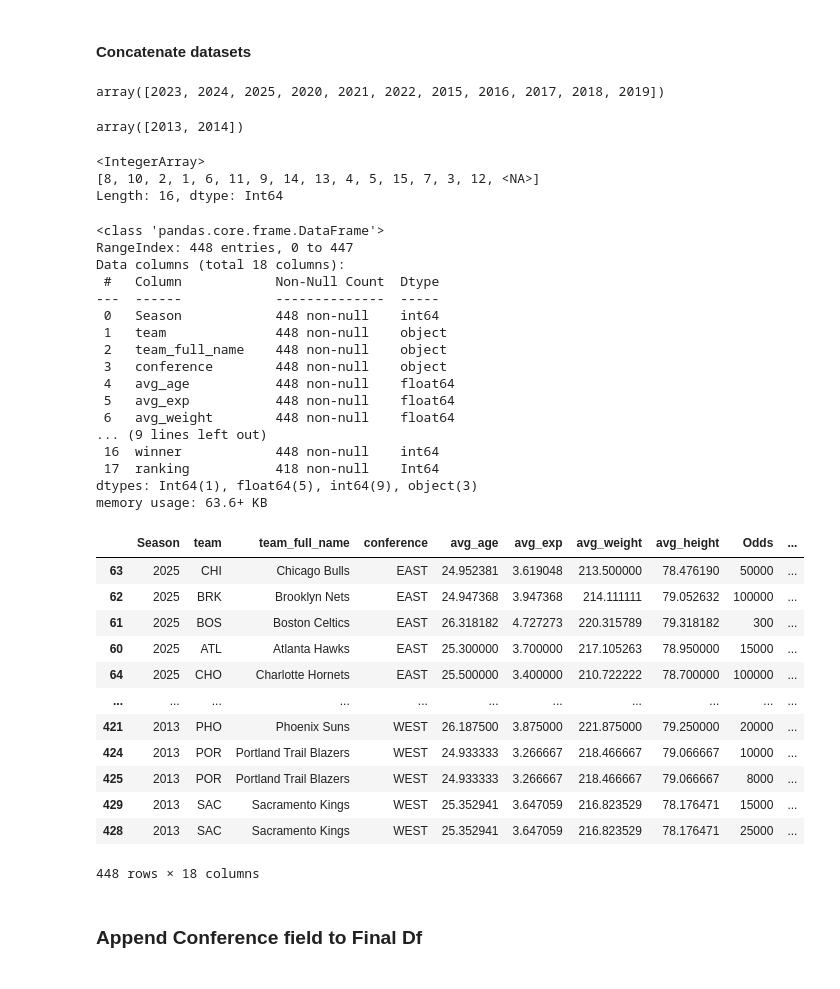
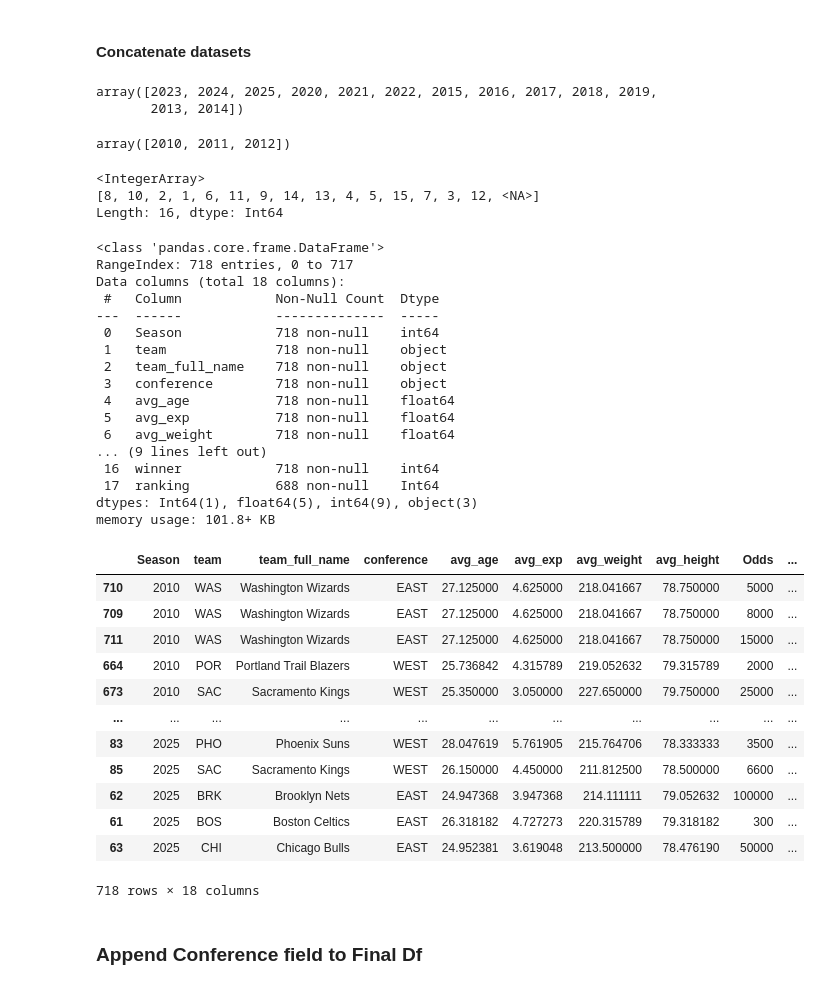
Before and after one commit to TomHavy/Nba-Standings-Prediction, a Jupyter notebook: scrap-nba-data.ipynb, the cells around one changed output. Cells and saved outputs as stored; diff of their text form; code cells hidden in the pictures.

Commit message:
chore: added data from 2010 onwards

```diff
--- a/scrap-nba-data.ipynb
+++ b/scrap-nba-data.ipynb
@@ -948,21 +944,22 @@ all_avg_odds_salary_players_champ_rk.to_csv(f"data/temp/{start}_{end-1}_avg_odds
 # %% [markdown]
 #### Concatenate datasets
 # %%
-df_2015_2025 = pd.read_csv('data/2015_2025_avg_odds_salary_players_champ_rk.csv', index_col=False)
-df_2013_2014 = pd.read_csv('data/temp/2013_2014_avg_odds_salary_players_champ_rk.csv',  index_col=False)
+df_2013_2025 = pd.read_csv('data/2013_2025_avg_odds_salary_players_champ_rk.csv', index_col=False)
+df_2010_2012 = pd.read_csv('data/temp/2010_2012_avg_odds_salary_players_champ_rk.csv',  index_col=False)
 
-df_2015_2025 = df_2015_2025.iloc[:, 1:]
-df_2013_2014 = df_2013_2014.iloc[:, 1:]
+df_2013_2025 = df_2013_2025.iloc[:, 1:]
+df_2010_2012 = df_2010_2012.iloc[:, 1:]
 # %%
-df_2015_2025.Season.unique()
+df_2013_2025.Season.unique()
 # %% [output]
-array([2023, 2024, 2025, 2020, 2021, 2022, 2015, 2016, 2017, 2018, 2019])
+array([2023, 2024, 2025, 2020, 2021, 2022, 2015, 2016, 2017, 2018, 2019,
+       2013, 2014])
 # %%
-df_2013_2014.Season.unique()
+df_2010_2012.Season.unique()
 # %% [output]
-array([2013, 2014])
+array([2010, 2011, 2012])
 # %%
-final_df = pd.concat([df_2015_2025, df_2013_2014], ignore_index=True)
+final_df = pd.concat([df_2013_2025, df_2010_2012], ignore_index=True)
 # %%
 final_df['ranking'] = final_df['ranking'].astype("Int64")
 # %%
@@ -975,36 +972,36 @@ Length: 16, dtype: Int64
 final_df.info()
 # %% [output]
 <class 'pandas.core.frame.DataFrame'>
-RangeIndex: 448 entries, 0 to 447
+RangeIndex: 718 entries, 0 to 717
 Data columns (total 18 columns):
  #   Column            Non-Null Count  Dtype
 ---  ------            --------------  -----
- 0   Season            448 non-null    int64
- 1   team              448 non-null    object
- 2   team_full_name    448 non-null    object
- 3   conference        448 non-null    object
- 4   avg_age           448 non-null    float64
- 5   avg_exp           448 non-null    float64
- 6   avg_weight        448 non-null    float64
+ 0   Season            718 non-null    int64
+ 1   team              718 non-null    object
+ 2   team_full_name    718 non-null    object
+ 3   conference        718 non-null    object
+ 4   avg_age           718 non-null    float64
+ 5   avg_exp           718 non-null    float64
+ 6   avg_weight        718 non-null    float64
 ... (9 lines left out)
- 16  winner            448 non-null    int64
- 17  ranking           418 non-null    Int64
+ 16  winner            718 non-null    int64
+ 17  ranking           688 non-null    Int64
 dtypes: Int64(1), float64(5), int64(9), object(3)
-memory usage: 63.6+ KB
+memory usage: 101.8+ KB
 # %%
-final_df.sort_values(['Season'],ascending=False)
+final_df.sort_values(['Season'],ascending=True)
 # %% [output]
 |  | Season | team | team_full_name | conference | avg_age | avg_exp | avg_weight | avg_height | Odds | ... |
-| 63 | 2025 | CHI | Chicago Bulls | EAST | 24.952381 | 3.619048 | 213.500000 | 78.476190 | 50000 | ... |
+| 710 | 2010 | WAS | Washington Wizards | EAST | 27.125000 | 4.625000 | 218.041667 | 78.750000 | 5000 | ... |
+| 709 | 2010 | WAS | Washington Wizards | EAST | 27.125000 | 4.625000 | 218.041667 | 78.750000 | 8000 | ... |
+| 711 | 2010 | WAS | Washington Wizards | EAST | 27.125000 | 4.625000 | 218.041667 | 78.750000 | 15000 | ... |
+| 664 | 2010 | POR | Portland Trail Blazers | WEST | 25.736842 | 4.315789 | 219.052632 | 79.315789 | 2000 | ... |
+| 673 | 2010 | SAC | Sacramento Kings | WEST | 25.350000 | 3.050000 | 227.650000 | 79.750000 | 25000 | ... |
+| ... | ... | ... | ... | ... | ... | ... | ... | ... | ... | ... |
+| 83 | 2025 | PHO | Phoenix Suns | WEST | 28.047619 | 5.761905 | 215.764706 | 78.333333 | 3500 | ... |
+| 85 | 2025 | SAC | Sacramento Kings | WEST | 26.150000 | 4.450000 | 211.812500 | 78.500000 | 6600 | ... |
 | 62 | 2025 | BRK | Brooklyn Nets | EAST | 24.947368 | 3.947368 | 214.111111 | 79.052632 | 100000 | ... |
 | 61 | 2025 | BOS | Boston Celtics | EAST | 26.318182 | 4.727273 | 220.315789 | 79.318182 | 300 | ... |
-| 60 | 2025 | ATL | Atlanta Hawks | EAST | 25.300000 | 3.700000 | 217.105263 | 78.950000 | 15000 | ... |
-| 64 | 2025 | CHO | Charlotte Hornets | EAST | 25.500000 | 3.400000 | 210.722222 | 78.700000 | 100000 | ... |
-| ... | ... | ... | ... | ... | ... | ... | ... | ... | ... | ... |
-| 421 | 2013 | PHO | Phoenix Suns | WEST | 26.187500 | 3.875000 | 221.875000 | 79.250000 | 20000 | ... |
-| 424 | 2013 | POR | Portland Trail Blazers | WEST | 24.933333 | 3.266667 | 218.466667 | 79.066667 | 10000 | ... |
-| 425 | 2013 | POR | Portland Trail Blazers | WEST | 24.933333 | 3.266667 | 218.466667 | 79.066667 | 8000 | ... |
-| 429 | 2013 | SAC | Sacramento Kings | WEST | 25.352941 | 3.647059 | 216.823529 | 78.176471 | 15000 | ... |
-| 428 | 2013 | SAC | Sacramento Kings | WEST | 25.352941 | 3.647059 | 216.823529 | 78.176471 | 25000 | ... |
+| 63 | 2025 | CHI | Chicago Bulls | EAST | 24.952381 | 3.619048 | 213.500000 | 78.476190 | 50000 | ... |
-448 rows × 18 columns
+718 rows × 18 columns
 # %%
```
Also changed, not shown: parts of 15 cells of this notebook, 1 other file.
